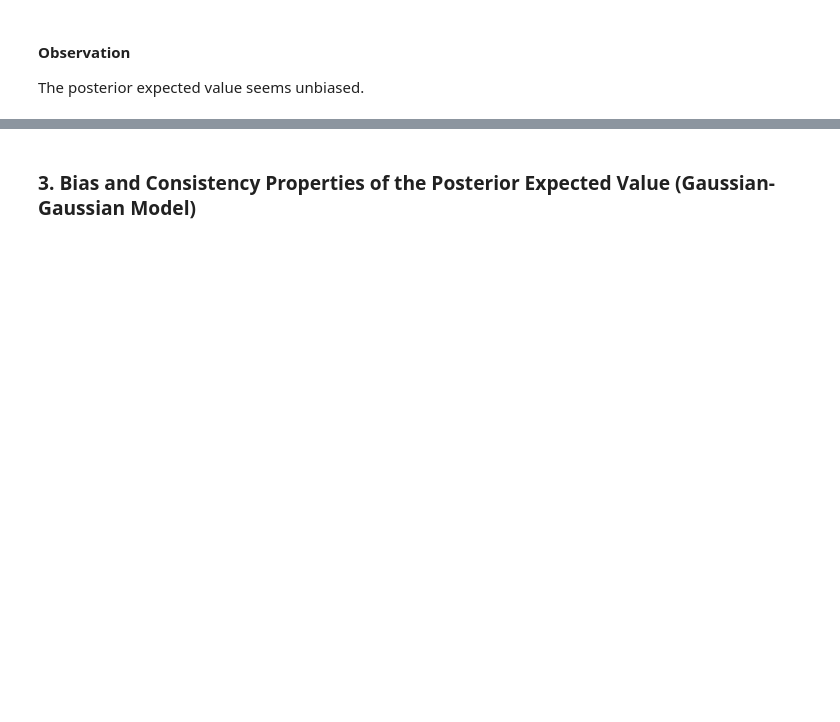
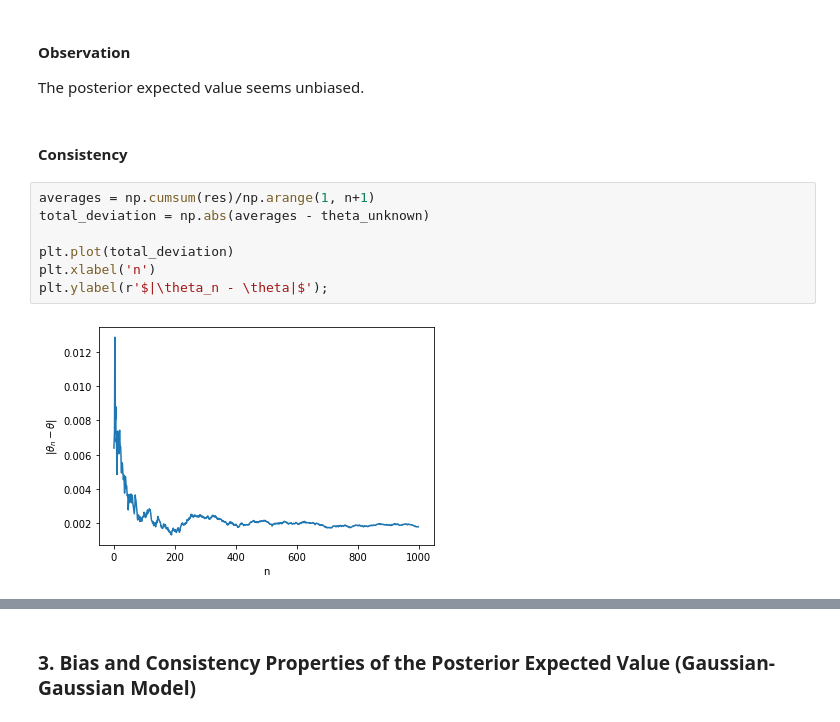
Before and after one commit to DorotheaMueller/statistics_assignments, a Jupyter notebook: ex_3.ipynb, the cells around one changed output, grey strips where cells are left out. Saved outputs shown, nothing was run; the diff lists cells and outputs as text; blank space fills up the shorter version.

```diff
--- a/ex_3.ipynb
+++ b/ex_3.ipynb
@@ -162,3 +160,14 @@ Deviations of expected value from theta to true theta: -0.0005120925145729593
 # %% [markdown]
 #### Observation
 The posterior expected value seems unbiased.
+# %% [markdown]
+#### Consistency
+# %%
+averages = np.cumsum(res)/np.arange(1, n+1)
+total_deviation = np.abs(averages - theta_unknown)
+
+plt.plot(total_deviation)
+plt.xlabel('n')
+plt.ylabel(r'$|\theta_n - \theta|$');
+# %% [output]
+[figure, added]
```
Also changed, not shown: parts of 4 cells of this notebook.
